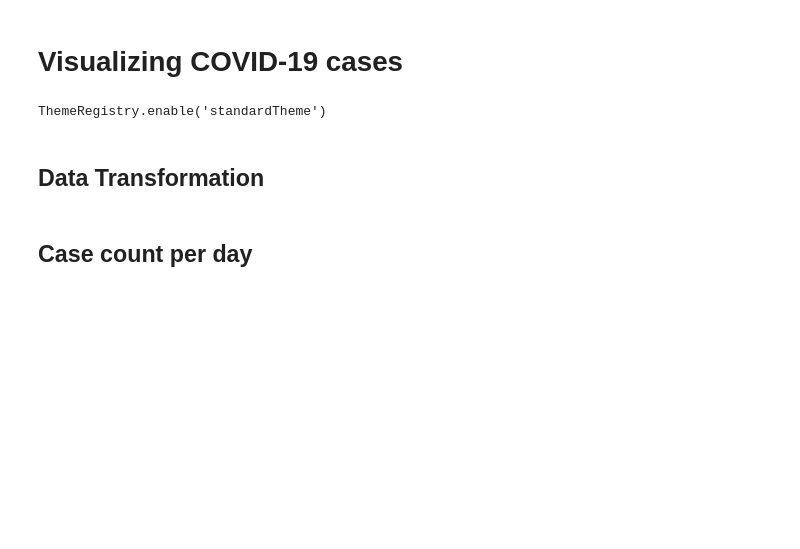
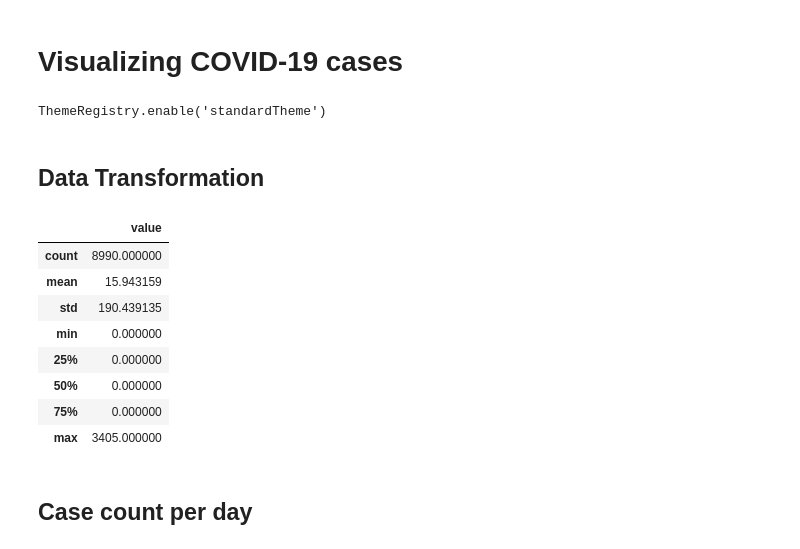
Before and after one commit to maxthemillion/Covid-19, a Jupyter notebook: covid19_exploration.ipynb, the cells around one changed output. Cells and saved outputs as stored; diff of their text form; code cells hidden in the pictures; blank space fills up the shorter version.

```diff
--- a/covid19_exploration.ipynb
+++ b/covid19_exploration.ipynb
@@ -35,6 +35,18 @@ deaths_url = 'https://raw.githubusercontent.com/CSSEGISandData/COVID-19/master/c
 # %%
 confirmed = case_counts(confirmed_url)
 deaths = case_counts(deaths_url)
+# %%
+deaths.describe()
+# %% [output]
+|  | value |
+| count | 8990.000000 |
+| mean | 15.943159 |
+| std | 190.439135 |
+| min | 0.000000 |
+| 25% | 0.000000 |
+| 50% | 0.000000 |
+| 75% | 0.000000 |
+| max | 3405.000000 |
 # %%
 selCountries = [
     'Germany',
```
Also changed, not shown: parts of 16 cells of this notebook, 12 other files.
